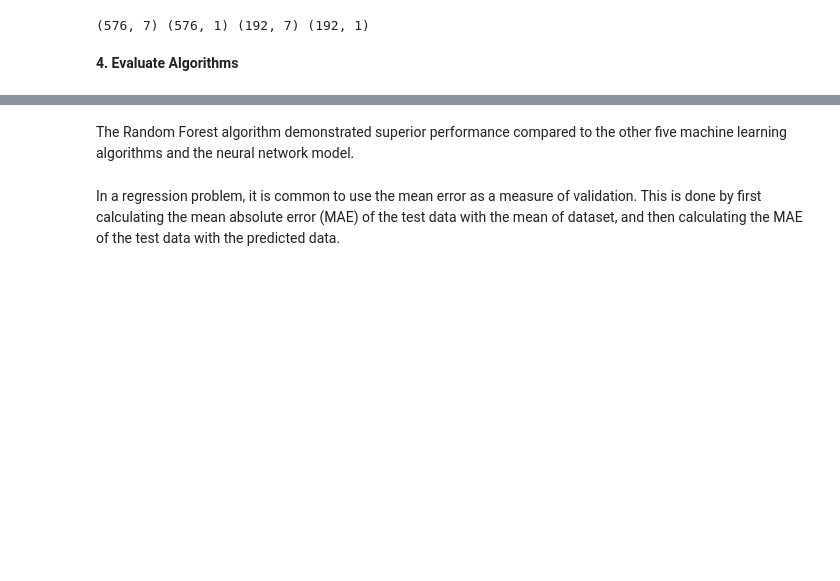
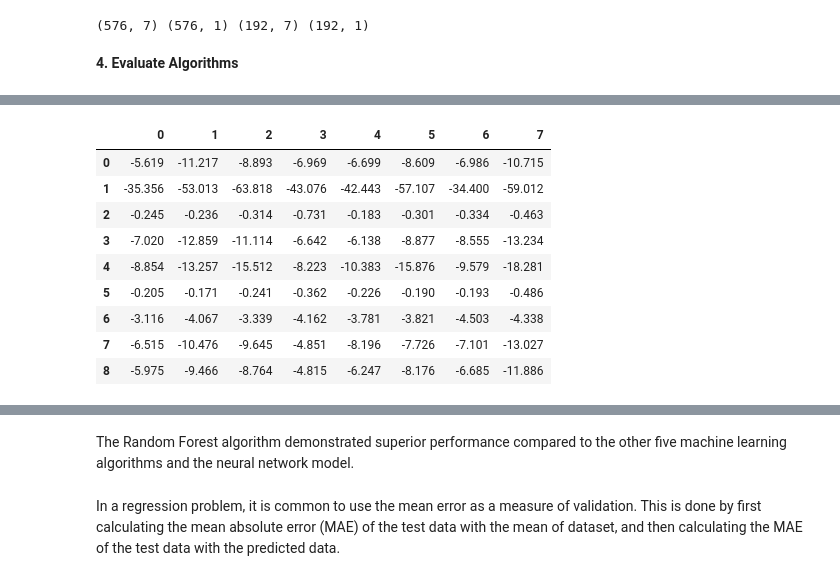
Before and after one commit to VIP-SMUR/24Fa-EnergyInBuildings-Com, a Jupyter notebook: Notebook1B_Multivariate_regression_heating_cooling_load_final.ipynb, the cells around one changed output, grey strips where cells are left out. Saved outputs shown, nothing was run; the diff lists cells and outputs as text; code cells hidden in the pictures; blank space fills up the shorter version.

```diff
--- a/Notebook1B_Multivariate_regression_heating_cooling_load_final.ipynb
+++ b/Notebook1B_Multivariate_regression_heating_cooling_load_final.ipynb
@@ -380,3 +514,16 @@ Epoch 135/500
+# %%
+display(pd.DataFrame(results))
+# %% [output]
+|  | 0 | 1 | 2 | 3 | 4 | 5 | 6 | 7 |
+| 0 | -5.619 | -11.217 | -8.893 | -6.969 | -6.699 | -8.609 | -6.986 | -10.715 |
+| 1 | -35.356 | -53.013 | -63.818 | -43.076 | -42.443 | -57.107 | -34.400 | -59.012 |
+| 2 | -0.245 | -0.236 | -0.314 | -0.731 | -0.183 | -0.301 | -0.334 | -0.463 |
+| 3 | -7.020 | -12.859 | -11.114 | -6.642 | -6.138 | -8.877 | -8.555 | -13.234 |
+| 4 | -8.854 | -13.257 | -15.512 | -8.223 | -10.383 | -15.876 | -9.579 | -18.281 |
+| 5 | -0.205 | -0.171 | -0.241 | -0.362 | -0.226 | -0.190 | -0.193 | -0.486 |
+| 6 | -3.116 | -4.067 | -3.339 | -4.162 | -3.781 | -3.821 | -4.503 | -4.338 |
+| 7 | -6.515 | -10.476 | -9.645 | -4.851 | -8.196 | -7.726 | -7.101 | -13.027 |
+| 8 | -5.975 | -9.466 | -8.764 | -4.815 | -6.247 | -8.176 | -6.685 | -11.886 |
 # %%
 # b) Compare algorithms and the NN model
 # Distribution of accuracy values calculated across 8 cross-validation folds.
```
Also changed, not shown: parts of 15 cells of this notebook.
